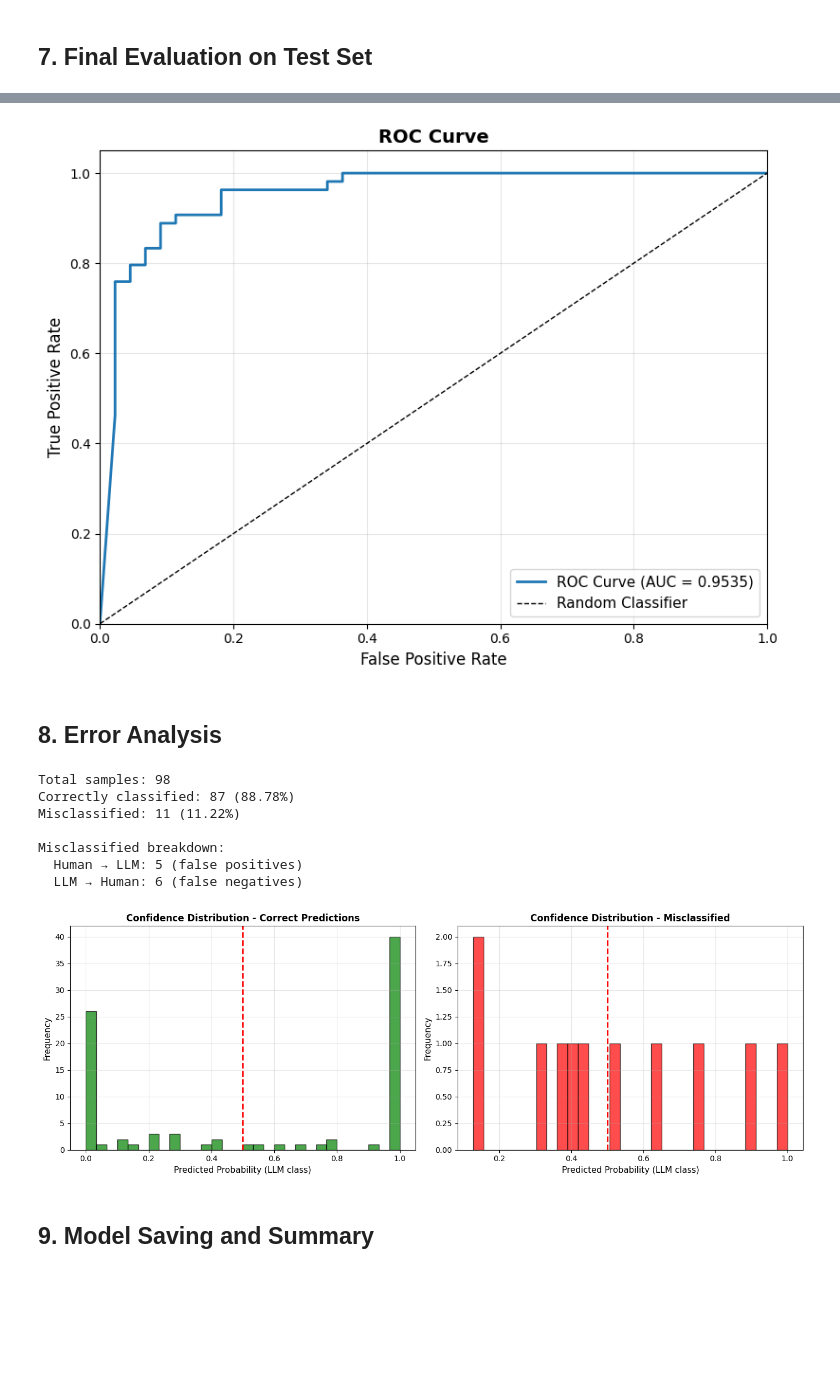
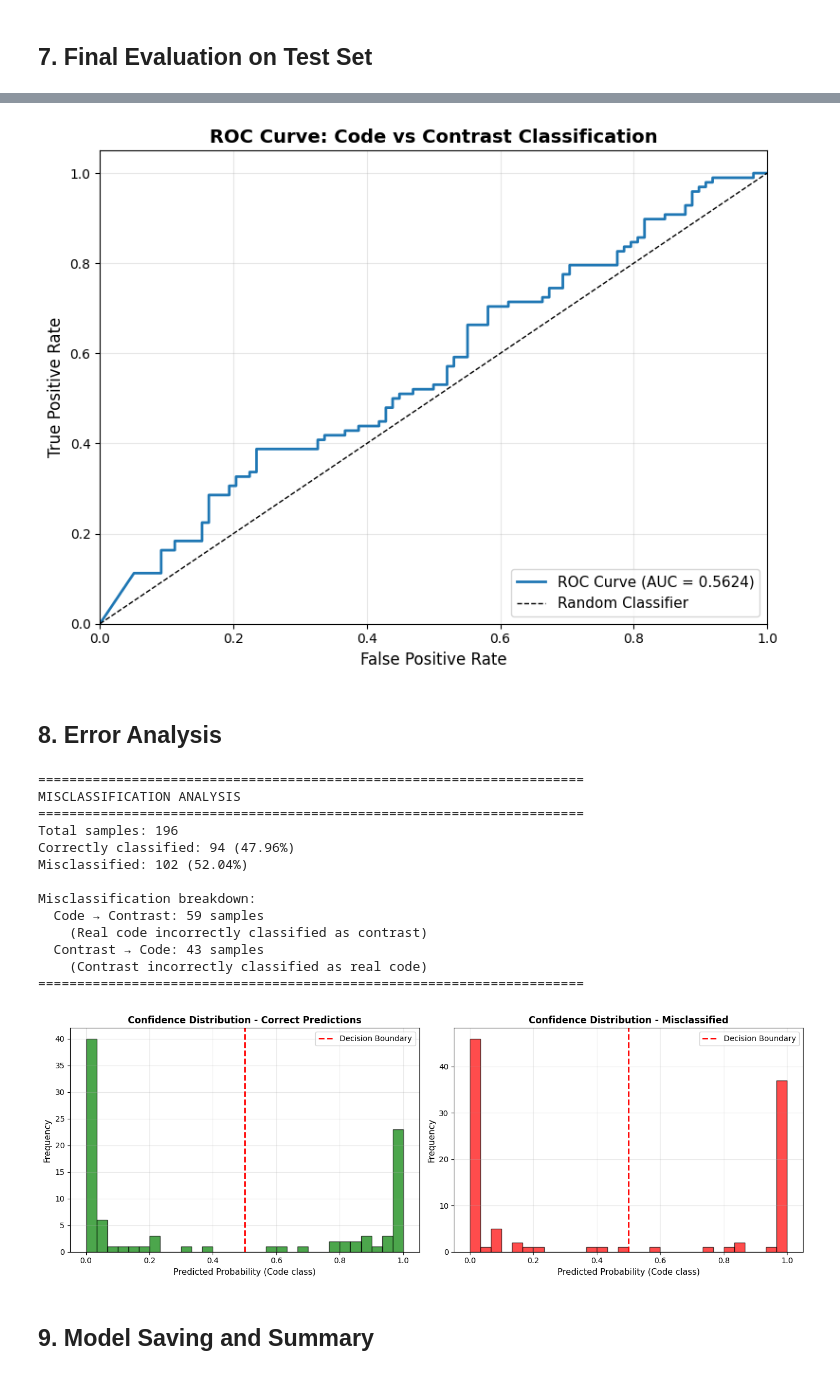
Before and after one commit to kyleenliao/Graph-based-Human-vs.-LLM-Code-Classifier, a Jupyter notebook: classifier.ipynb, the cells around one changed output, grey strips where cells are left out. Cells and saved outputs as stored; diff of their text form; code cells hidden in the pictures; blank space fills up the shorter version.

```diff
--- a/classifier.ipynb
+++ b/classifier.ipynb
@@ -923,5 +948,4 @@ Confusion Matrix:
 # %%
-# ROC Curve
 fpr, tpr, thresholds = roc_curve(final_metrics['labels'], final_metrics['probabilities'])
 
 plt.figure(figsize=(8, 6))
@@ -931,18 +955,17 @@ plt.xlim([0.0, 1.0])
 plt.ylim([0.0, 1.05])
 plt.xlabel('False Positive Rate', fontsize=12)
 plt.ylabel('True Positive Rate', fontsize=12)
-plt.title('ROC Curve', fontsize=14, fontweight='bold')
+plt.title('ROC Curve: Code vs Contrast Classification', fontsize=14, fontweight='bold')
 plt.legend(loc='lower right', fontsize=11)
 plt.grid(alpha=0.3)
 plt.tight_layout()
 plt.savefig('roc_curve.png', dpi=150, bbox_inches='tight')
 plt.show()
 # %% [output]
-[figure, old version]
+[figure, new version]
 # %% [markdown]
 ## 8. Error Analysis
 # %%
-# Analyze misclassifications
 predictions = np.array(final_metrics['predictions'])
 labels = np.array(final_metrics['labels'])
 probabilities = np.array(final_metrics['probabilities'])
@@ -951,52 +974,70 @@ probabilities = np.array(final_metrics['probabilities'])
 misclassified_idx = np.where(predictions != labels)[0]
 correct_idx = np.where(predictions == labels)[0]
 
+print("\n" + "="*70)
+print("MISCLASSIFICATION ANALYSIS")
+print("="*70)
 print(f"Total samples: {len(labels)}")
 print(f"Correctly classified: {len(correct_idx)} ({100*len(correct_idx)/len(labels):.2f}%)")
 print(f"Misclassified: {len(misclassified_idx)} ({100*len(misclassified_idx)/len(labels):.2f}%)")
 
 # Breakdown by class
-human_misclassified = np.where((predictions != labels) & (labels == 0))[0]
-llm_misclassified = np.where((predictions != labels) & (labels == 1))[0]
+code_misclassified = np.where((predictions != labels) & (labels == 0))[0]
+contrast_misclassified = np.where((predictions != labels) & (labels == 1))[0]
 
-print(f"\nMisclassified breakdown:")
-print(f"  Human → LLM: {len(human_misclassified)} (false positives)")
-print(f"  LLM → Human: {len(llm_misclassified)} (false negatives)")
+print(f"\nMisclassification breakdown:")
+print(f"  Code → Contrast: {len(code_misclassified)} samples")
+print(f"    (Real code incorrectly classified as contrast)")
+print(f"  Contrast → Code: {len(contrast_misclassified)} samples")
+print(f"    (Contrast incorrectly classified as real code)")
+print("="*70)
 # %% [output]
-Total samples: 98
-Correctly classified: 87 (88.78%)
-Misclassified: 11 (11.22%)
+======================================================================
+MISCLASSIFICATION ANALYSIS
+======================================================================
+Total samples: 196
+Correctly classified: 94 (47.96%)
+Misclassified: 102 (52.04%)
 
-Misclassified breakdown:
-  Human → LLM: 5 (false positives)
-  LLM → Human: 6 (false negatives)
+Misclassification breakdown:
+  Code → Contrast: 59 samples
+    (Real code incorrectly classified as contrast)
+  Contrast → Code: 43 samples
+    (Contrast incorrectly classified as real code)
+======================================================================
 # %%
-# Confidence distribution
 fig, axes = plt.subplots(1, 2, figsize=(14, 5))
 
 # Confidence for correct predictions
 correct_probs = probabilities[correct_idx]
 axes[0].hist(correct_probs, bins=30, alpha=0.7, color='green', edgecolor='black')
-axes[0].axvline(x=0.5, color='r', linestyle='--', linewidth=2)
-axes[0].set_xlabel('Predicted Probability (LLM class)', fontsize=11)
+axes[0].axvline(x=0.5, color='r', linestyle='--', linewidth=2, label='Decision Boundary')
+axes[0].set_xlabel('Predicted Probability (Code class)', fontsize=11)
 axes[0].set_ylabel('Frequency', fontsize=11)
 axes[0].set_title('Confidence Distribution - Correct Predictions', fontsize=12, fontweight='bold')
+axes[0].legend()
 axes[0].grid(alpha=0.3)
 
 # Confidence for misclassified predictions
-misclassified_probs = probabilities[misclassified_idx]
-axes[1].hist(misclassified_probs, bins=30, alpha=0.7, color='red', edgecolor='black')
-axes[1].axvline(x=0.5, color='r', linestyle='--', linewidth=2)
-axes[1].set_xlabel('Predicted Probability (LLM class)', fontsize=11)
-axes[1].set_ylabel('Frequency', fontsize=11)
-axes[1].set_title('Confidence Distribution - Misclassified', fontsize=12, fontweight='bold')
-axes[1].grid(alpha=0.3)
+if len(misclassified_idx) > 0:
+    misclassified_probs = probabilities[misclassified_idx]
+    axes[1].hist(misclassified_probs, bins=30, alpha=0.7, color='red', edgecolor='black')
+    axes[1].axvline(x=0.5, color='r', linestyle='--', linewidth=2, label='Decision Boundary')
+    axes[1].set_xlabel('Predicted Probability (Code class)', fontsize=11)
+    axes[1].set_ylabel('Frequency', fontsize=11)
+    axes[1].set_title('Confidence Distribution - Misclassified', fontsize=12, fontweight='bold')
+    axes[1].legend()
+    axes[1].grid(alpha=0.3)
+else:
+    axes[1].text(0.5, 0.5, 'No Misclassifications!',
+                ha='center', va='center', fontsize=16, fontweight='bold')
+    axes[1].set_title('Confidence Distribution - Misclassified', fontsize=12, fontweight='bold')
 
 plt.tight_layout()
 plt.savefig('confidence_distribution.png', dpi=150, bbox_inches='tight')
 plt.show()
 # %% [output]
-[figure, old version]
+[figure, new version]
 # %% [markdown]
 ## 9. Model Saving and Summary
 # %%
```
Also changed, not shown: parts of 11 cells of this notebook, 1 other file.
